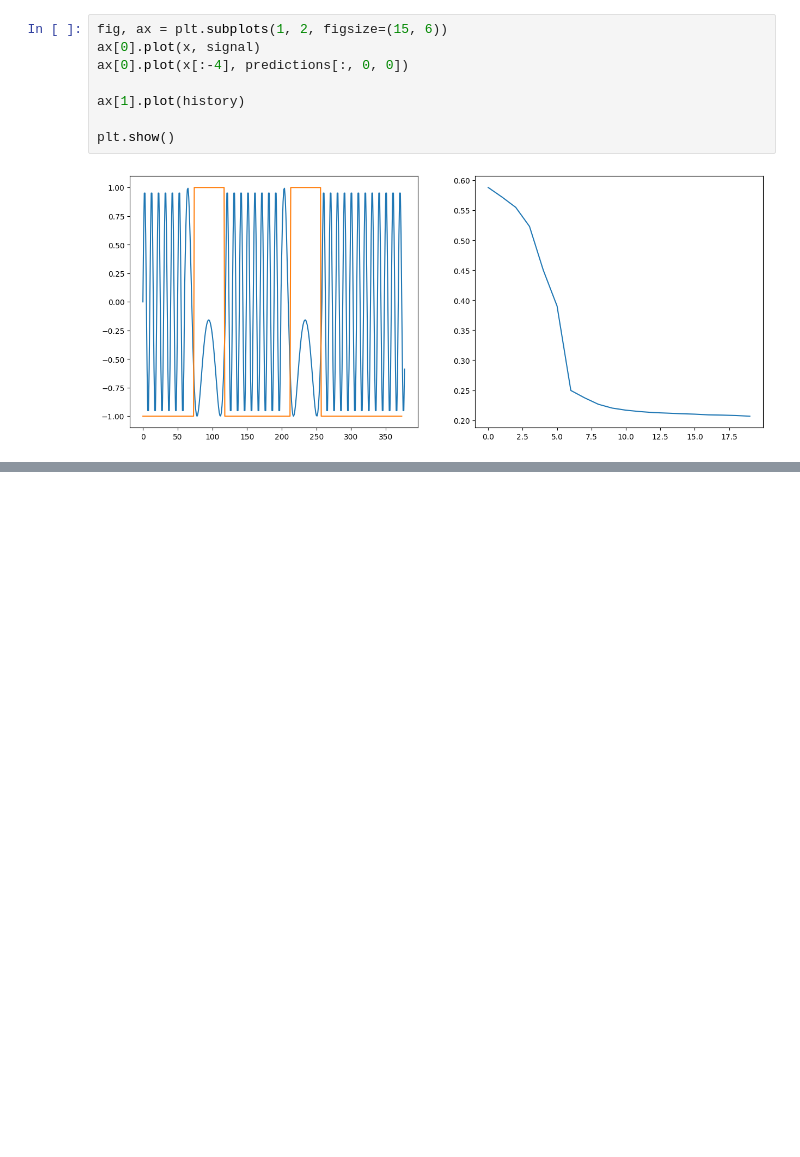
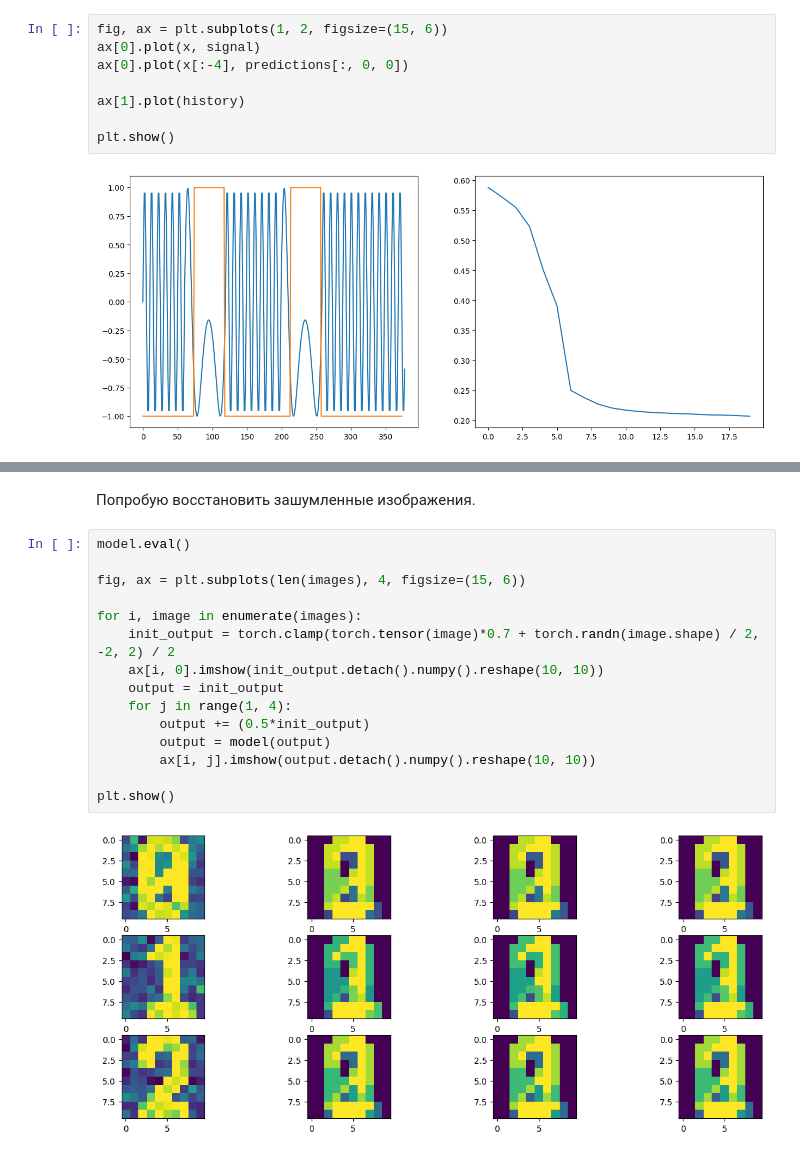
Before and after one commit to protaxY/Neuroinformatics_labs, a Jupyter notebook: lab5.ipynb, the cells around one changed output, grey strips where cells are left out. Drawn from its saved outputs; the diff is of its cells as text; blank space fills up the shorter version.

```diff
--- a/lab5.ipynb
+++ b/lab5.ipynb
@@ -159,0 +255,19 @@ plt.show()
+# %% [markdown]
+Попробую восстановить зашумленные изображения.
+# %%
+model.eval()
+
+fig, ax = plt.subplots(len(images), 4, figsize=(15, 6))
+
+for i, image in enumerate(images):
+    init_output = torch.clamp(torch.tensor(image)*0.7 + torch.randn(image.shape) / 2, -2, 2) / 2
+    ax[i, 0].imshow(init_output.detach().numpy().reshape(10, 10))
+    output = init_output
+    for j in range(1, 4):
+        output += (0.5*init_output)
+        output = model(output)
+        ax[i, j].imshow(output.detach().numpy().reshape(10, 10))
+
+plt.show()
+# %% [output]
+[figure, added]
```
Also changed, not shown: parts of 14 cells of this notebook, 20 other files.
